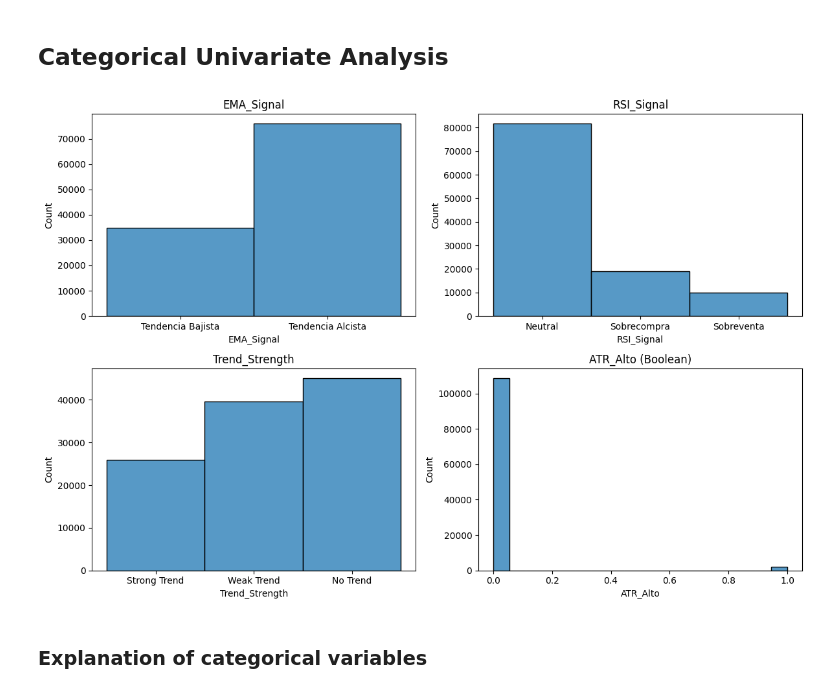
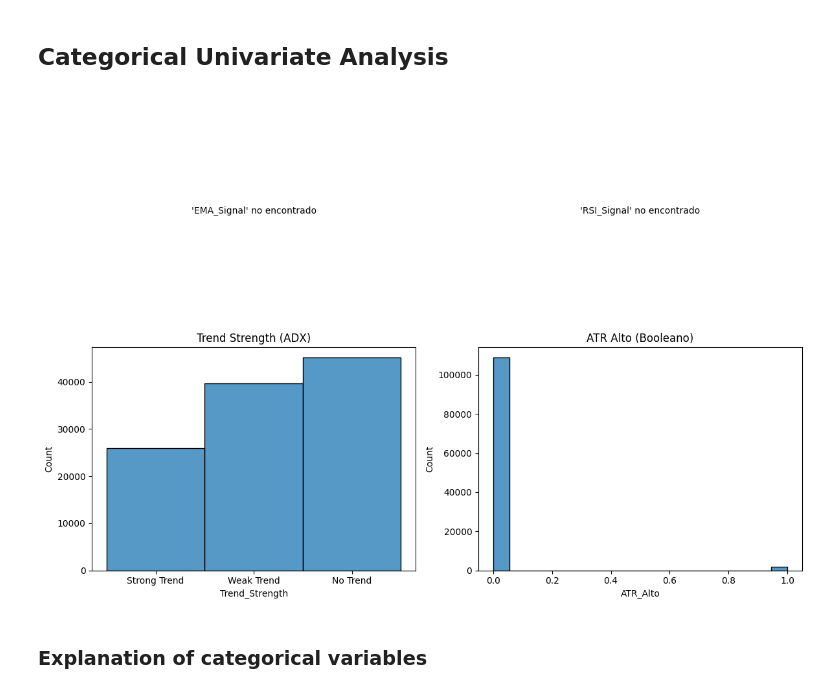
Before and after one commit to sebaslop-afk/4GeeksAcademy, a Jupyter notebook: Modelo_Predictivo_Con_base_a_fecha_10_06_2025.ipynb, the cells around one changed output. Saved outputs shown, nothing was run; the diff lists cells and outputs as text; code cells hidden in the pictures.

```diff
--- a/Modelo_Predictivo_Con_base_a_fecha_10_06_2025.ipynb
+++ b/Modelo_Predictivo_Con_base_a_fecha_10_06_2025.ipynb
@@ -1416,24 +1484,37 @@ plt.show()
 ### Explanation of numeric variables.
 # %% [markdown]
 ## Categorical Univariate Analysis
-# %%
-import matplotlib.pyplot as plt
-import seaborn as sns
-
-# Set up the subplot grid: 2 rows × 2 columns (4 total plots)
-fig, axis = plt.subplots(2, 2, figsize=(12, 8))
-
-# Plot histograms for each categorical variable
-sns.histplot(ax=axis[0, 0], data=final_df_clean, x="EMA_Signal").set_title("EMA_Signal")
-sns.histplot(ax=axis[0, 1], data=final_df_clean, x="RSI_Signal").set_title("RSI_Signal")
-sns.histplot(ax=axis[1, 0], data=final_df_clean, x="Trend_Strength").set_title("Trend_Strength")
-sns.histplot(ax=axis[1, 1], data=final_df_clean, x="ATR_Alto").set_title("ATR_Alto (Boolean)")
-
-# Tidy up layout
-plt.tight_layout()
-plt.show()
-# %% [output]
-[figure, removed]
+# %%
+import matplotlib.pyplot as plt
+import seaborn as sns
+
+# Columnas que quieres graficar
+categorical_vars = ["EMA_Signal", "RSI_Signal", "Trend_Strength", "ATR_Alto"]
+
+# Crear una figura 2x2
+fig, axis = plt.subplots(2, 2, figsize=(12, 8))
+axis = axis.flatten()  # Convertir a lista para iterar fácilmente
+
+# Títulos amigables
+titles = {
+    "EMA_Signal": "EMA Signal",
+    "RSI_Signal": "RSI Signal",
+    "Trend_Strength": "Trend Strength (ADX)",
+    "ATR_Alto": "ATR Alto (Booleano)"
+}
+
+for i, var in enumerate(categorical_vars):
+    if var in final_df_clean.columns:
+        sns.histplot(ax=axis[i], data=final_df_clean, x=var)
+        axis[i].set_title(titles.get(var, var))
+    else:
+        axis[i].text(0.5, 0.5, f"'{var}' no encontrado", ha='center', va='center')
+        axis[i].set_axis_off()
+
+plt.tight_layout()
+plt.show()
+# %% [output]
+[figure, added]
 # %% [markdown]
 ### Explanation of categorical variables
 # %% [markdown]
```
Also changed, not shown: parts of 59 cells of this notebook.
